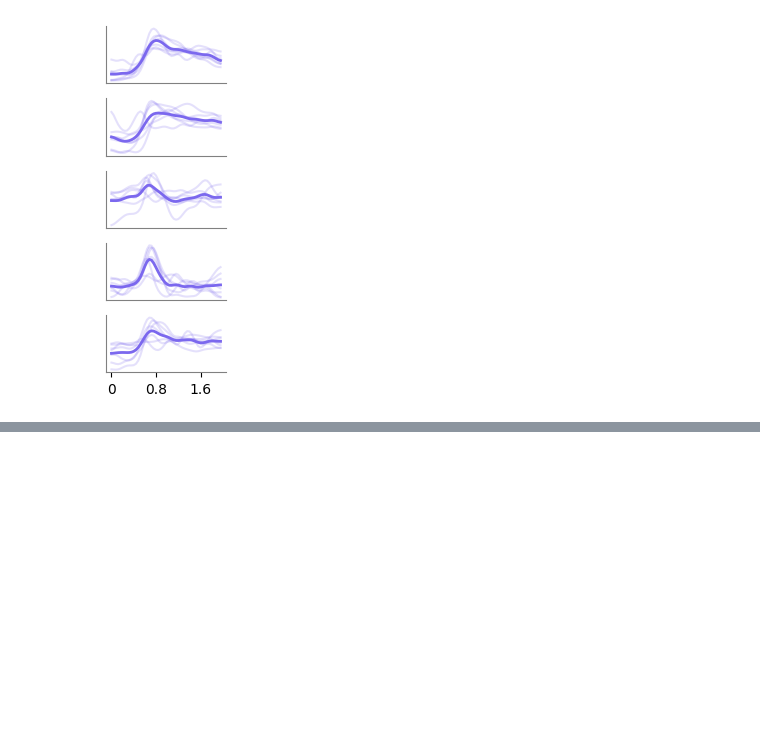
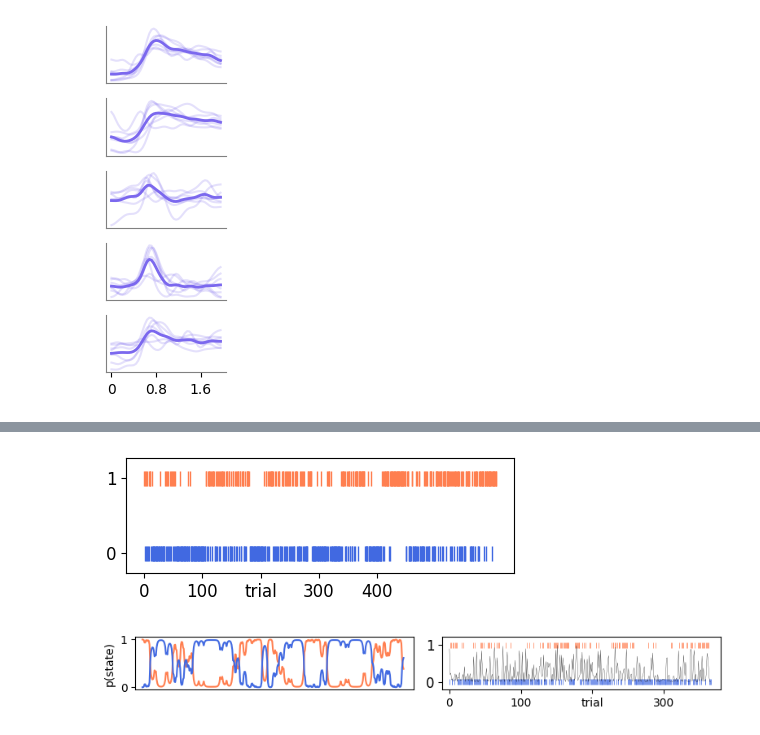
Before and after one commit to yzhang511/neural_decoding, a Jupyter notebook: biorxiv_plots/biorxiv_fig1.ipynb, the cells around one changed output, grey strips where cells are left out. Cells and saved outputs as stored; diff of their text form; code cells hidden in the pictures; blank space fills up the shorter version.

Commit message:
update biorxiv plots

```diff
--- a/biorxiv_plots/biorxiv_fig1.ipynb
+++ b/biorxiv_plots/biorxiv_fig1.ipynb
@@ -237,0 +242,12 @@ plt.savefig("./plots/demixed_tca.png", dpi=200)
+# %%
+X_dict, Y_dict = load_data_from_pids(
+    [pids[5]],
+    brain_region="dg",
+    behavior="choice",
+    data_type="all_ks",
+    t_before=.5,
+    t_after=1.5,
+    n_t_bins=50,
+    align_time_type='stimOn_times',
+    normalize_input=False,
+)
@@ -237,0 +282,18 @@ plt.savefig("./plots/demixed_tca.png", dpi=200)
+# %%
+choices = Y_dict[pids[5]]
+
+plt.figure(figsize=(5, 1.5))
+plt.eventplot(
+    np.where(choices == 1.),
+    colors="coral", lineoffsets=1, linelengths=.2, linewidth=1.,
+)
+plt.eventplot(
+    np.where(choices == 0.),
+    colors="royalblue", lineoffsets=0, linelengths=.2, linewidth=1.,
+)
+plt.yticks([0, 1], [0, 1], fontsize=12)
+plt.xticks([0, 100, 200, 300, 400], [0, 100, "trial", 300, 400], fontsize=12)
+# plt.savefig("./plots/observed_choice.png", dpi=100)
+plt.show()
+# %% [output]
+[figure, added]
@@ -237,0 +320,25 @@ plt.savefig("./plots/demixed_tca.png", dpi=200)
+# %%
+fig, axes = plt.subplots(1,2,figsize=(8, 1.2))
+axes[0].plot(states.T[0], c="coral")
+axes[0].plot(states.T[1], c="royalblue")
+# axes[0].set_xticks([0, 100, 200, 300, 400], [0, 100, "trial", 300, 400], fontsize=12)
+axes[0].set_xticks([],[])
+axes[0].set_xlim(-10, 380)
+axes[0].set_ylabel("p(state)")
+
+axes[1].eventplot(
+    np.where(choices == 1.),
+    colors="coral", lineoffsets=1, linelengths=.15, linewidth=.5,
+)
+axes[1].eventplot(
+    np.where(choices == 0.),
+    colors="royalblue", lineoffsets=0, linelengths=.15, linewidth=.5,
+)
+axes[1].plot(probs, c="k", alpha=1., linewidth=.2)
+axes[1].set_yticks([0, 1], [0, 1], fontsize=12)
+axes[1].set_xticks([0, 100, 200, 300, 400], [0, 100, "trial", 300, 400])
+axes[1].set_xlim(-10, 380)
+plt.tight_layout()
+# plt.savefig("./plots/observed_choice.png", dpi=100)
+# %% [output]
+[figure, added]
```
Also changed, not shown: parts of 11 cells of this notebook, 1 other file.
